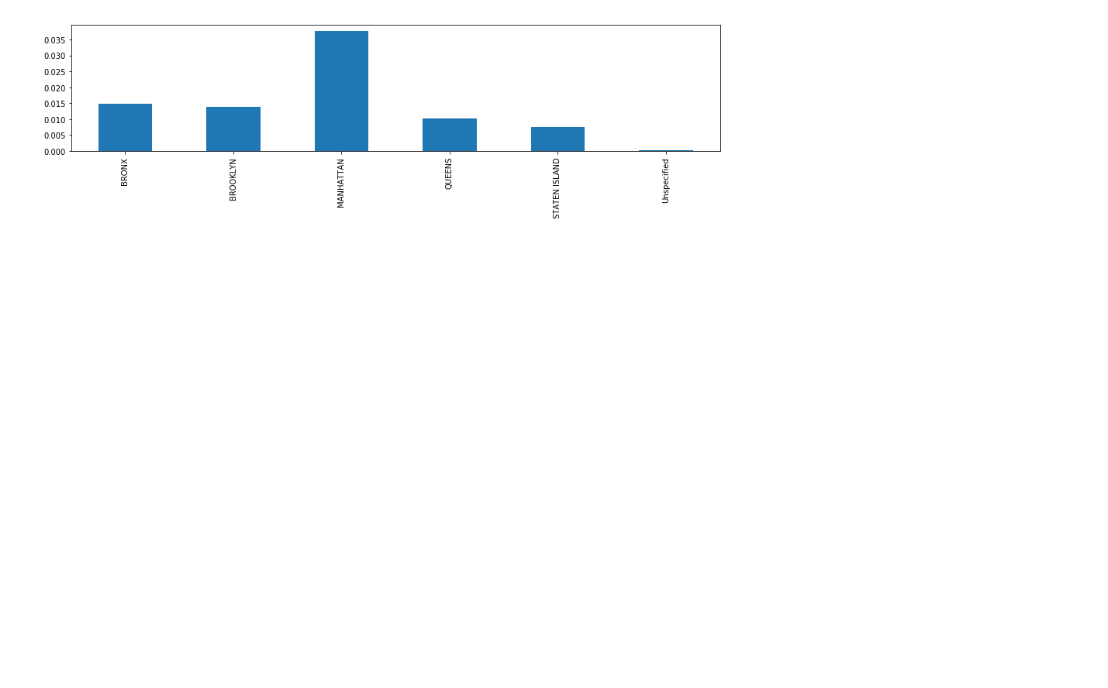
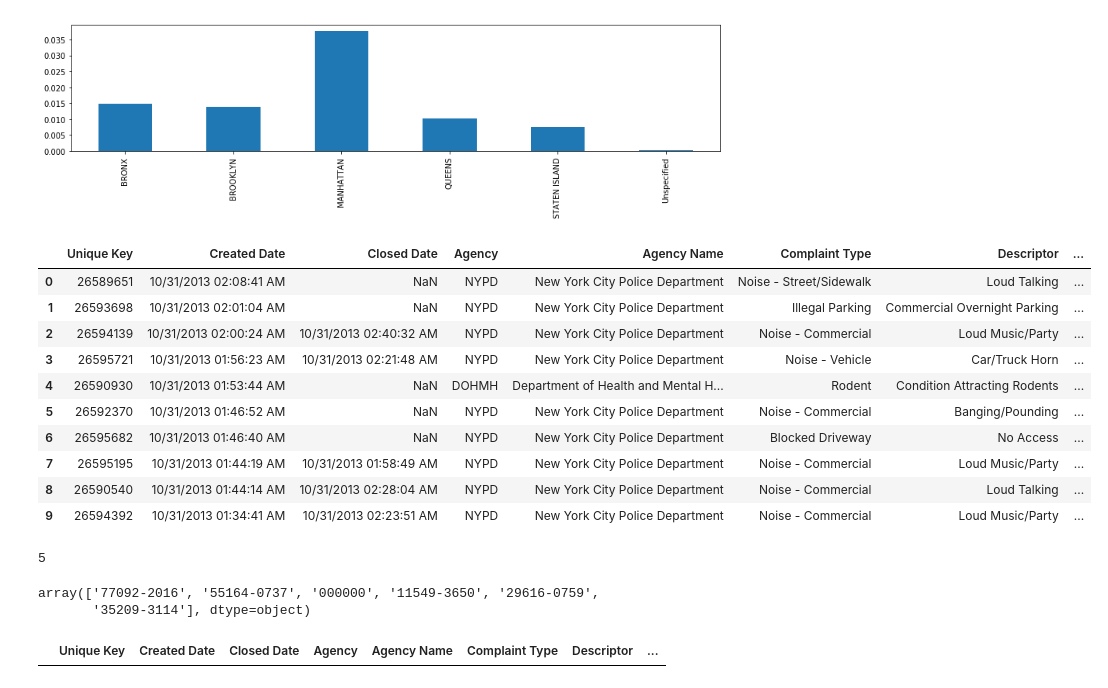
Before and after one commit to gr4vytr0n/pandas_, a Jupyter notebook: cookbook/311.ipynb, the cells around one changed output. Saved outputs shown, nothing was run; the diff lists cells and outputs as text; code cells hidden in the pictures; blank space fills up the shorter version.

```diff
--- a/cookbook/311.ipynb
+++ b/cookbook/311.ipynb
@@ -45,3 +46,28 @@ noisey_ratio.plot(kind='bar')
 # %%
 na_values = ['NO CLUE', 'N/A', '0']
 requests = pd.read_csv('311.csv', na_values=na_values, dtype={'Incident Zip': str})
+# %%
+requests[:10]
+# %% [output]
+|  | Unique Key | Created Date | Closed Date | Agency | Agency Name | Complaint Type | Descriptor | ... |
+| 0 | 26589651 | 10/31/2013 02:08:41 AM | NaN | NYPD | New York City Police Department | Noise - Street/Sidewalk | Loud Talking | ... |
+| 1 | 26593698 | 10/31/2013 02:01:04 AM | NaN | NYPD | New York City Police Department | Illegal Parking | Commercial Overnight Parking | ... |
+| 2 | 26594139 | 10/31/2013 02:00:24 AM | 10/31/2013 02:40:32 AM | NYPD | New York City Police Department | Noise - Commercial | Loud Music/Party | ... |
+| 3 | 26595721 | 10/31/2013 01:56:23 AM | 10/31/2013 02:21:48 AM | NYPD | New York City Police Department | Noise - Vehicle | Car/Truck Horn | ... |
+| 4 | 26590930 | 10/31/2013 01:53:44 AM | NaN | DOHMH | Department of Health and Mental H... | Rodent | Condition Attracting Rodents | ... |
+| 5 | 26592370 | 10/31/2013 01:46:52 AM | NaN | NYPD | New York City Police Department | Noise - Commercial | Banging/Pounding | ... |
+| 6 | 26595682 | 10/31/2013 01:46:40 AM | NaN | NYPD | New York City Police Department | Blocked Driveway | No Access | ... |
+| 7 | 26595195 | 10/31/2013 01:44:19 AM | 10/31/2013 01:58:49 AM | NYPD | New York City Police Department | Noise - Commercial | Loud Music/Party | ... |
+| 8 | 26590540 | 10/31/2013 01:44:14 AM | 10/31/2013 02:28:04 AM | NYPD | New York City Police Department | Noise - Commercial | Loud Talking | ... |
+| 9 | 26594392 | 10/31/2013 01:34:41 AM | 10/31/2013 02:23:51 AM | NYPD | New York City Police Department | Noise - Commercial | Loud Music/Party | ... |
+# %%
+rows_with_dashes = requests['Incident Zip'].str.contains('-').fillna(False)
+len(requests[rows_with_dashes])
+# %% [output]
+5
+# %%
+long_zipcodes = requests['Incident Zip'].str.len() > 5
+requests['Incident Zip'][long_zipcodes].unique()
+# %% [output]
+array(['77092-2016', '55164-0737', '000000', '11549-3650', '29616-0759',
+       '35209-3114'], dtype=object)
@@ -47,0 +76,5 @@ requests = pd.read_csv('311.csv', na_values=na_values, dtype={'Incident Zip': st
+# %%
+zero_zips = requests[requests['Incident Zip'] == '00000']
+zero_zips
+# %% [output]
+|  | Unique Key | Created Date | Closed Date | Agency | Agency Name | Complaint Type | Descriptor | ... |
```
Also changed, not shown: parts of 3 cells of this notebook.
